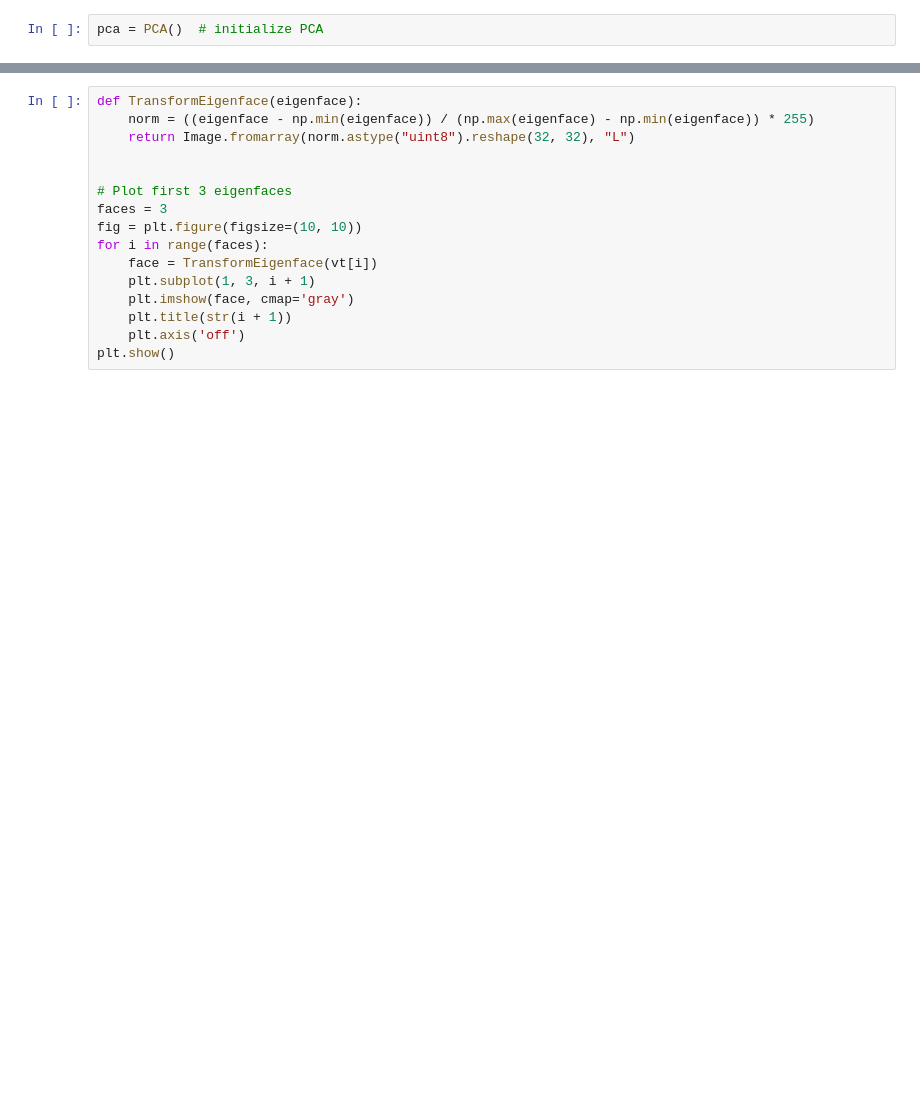
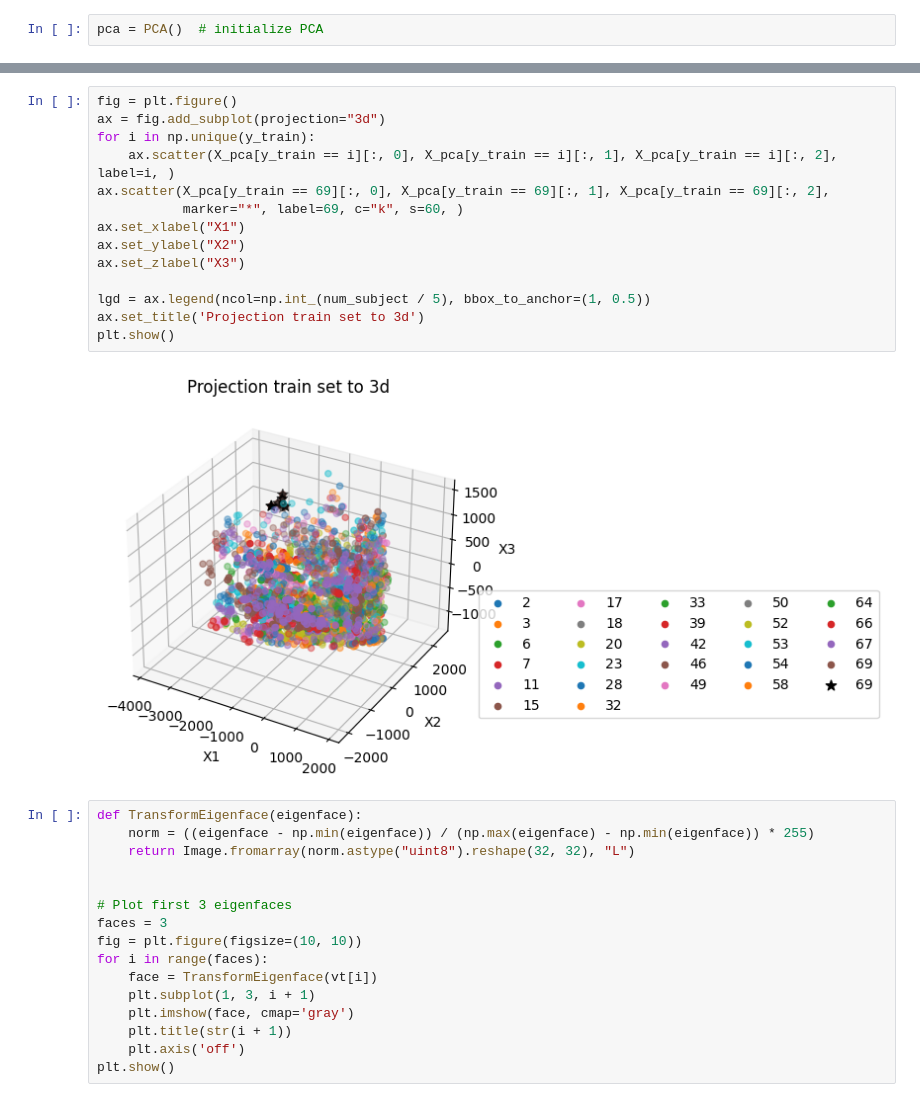
Before and after one commit to frankRenlf/pattern_recognition, a Jupyter notebook: ca2/PCA.ipynb, the cells around one changed output, grey strips where cells are left out. Drawn from its saved outputs; the diff is of its cells as text; blank space fills up the shorter version.

```diff
--- a/ca2/PCA.ipynb
+++ b/ca2/PCA.ipynb
@@ -215,3 +239,19 @@ plt.show()
+# %%
+fig = plt.figure()
+ax = fig.add_subplot(projection="3d")
+for i in np.unique(y_train):
+    ax.scatter(X_pca[y_train == i][:, 0], X_pca[y_train == i][:, 1], X_pca[y_train == i][:, 2], label=i, )
+ax.scatter(X_pca[y_train == 69][:, 0], X_pca[y_train == 69][:, 1], X_pca[y_train == 69][:, 2],
+           marker="*", label=69, c="k", s=60, )
+ax.set_xlabel("X1")
+ax.set_ylabel("X2")
+ax.set_zlabel("X3")
+
+lgd = ax.legend(ncol=np.int_(num_subject / 5), bbox_to_anchor=(1, 0.5))
+ax.set_title('Projection train set to 3d')
+plt.show()
+# %% [output]
+[figure, added]
 # %%
 def TransformEigenface(eigenface):
     norm = ((eigenface - np.min(eigenface)) / (np.max(eigenface) - np.min(eigenface)) * 255)
```
Also changed, not shown: parts of 8 cells of this notebook, 1 other file.
